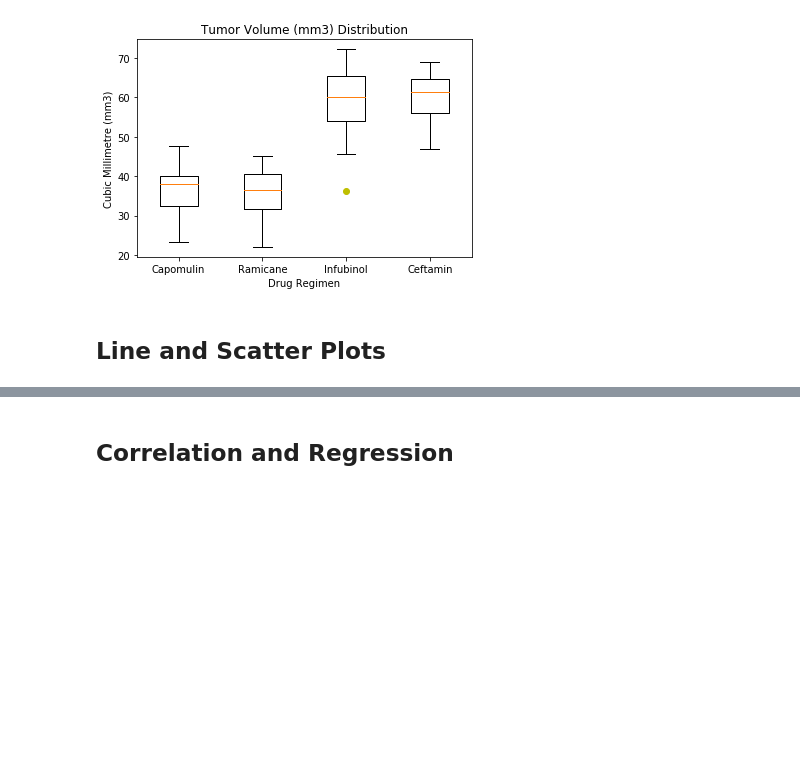
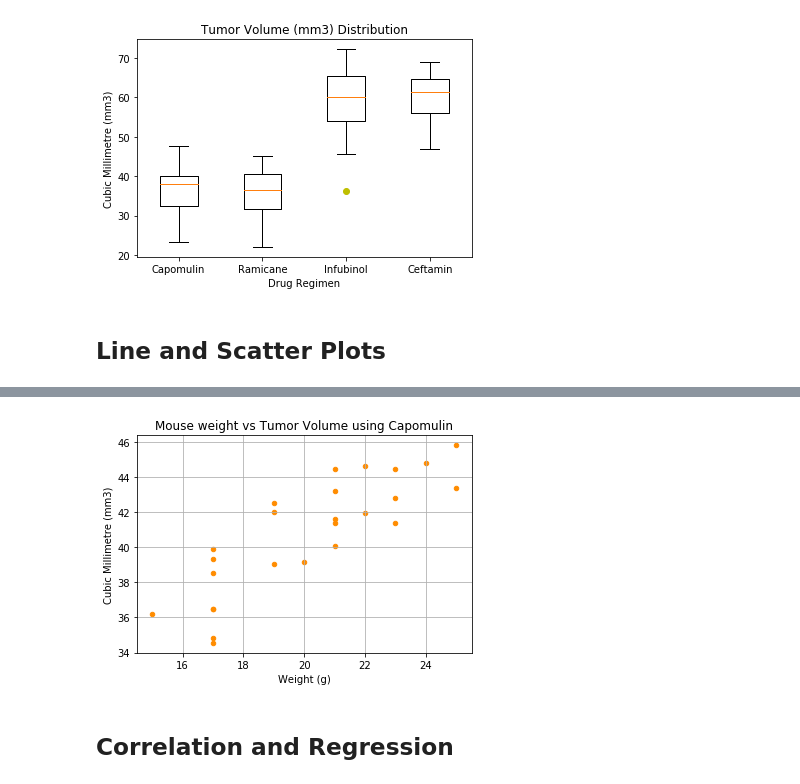
Before and after one commit to allidoiswen/AW_Homework, a Jupyter notebook: 05-Matplotlib/Homework/Pymaceuticals/pymaceuticals_AW.ipynb, the cells around one changed output, grey strips where cells are left out. Drawn from its saved outputs; the diff is of its cells as text; code cells hidden in the pictures; blank space fills up the shorter version.

```diff
--- a/05-Matplotlib/Homework/Pymaceuticals/pymaceuticals_AW.ipynb
+++ b/05-Matplotlib/Homework/Pymaceuticals/pymaceuticals_AW.ipynb
@@ -337,2 +354,17 @@ plt.show()
+# %%
+# Generate a scatter plot of mouse weight versus average tumor volume for the Capomulin regimen
+Capomulin_mice_wgt = tidy_data.loc[tidy_data['Drug Regimen'] == 'Capomulin'].copy()
+
+grouped_Capomulin_mice = Capomulin_mice_wgt.groupby('Mouse ID').mean()
+
+grouped_Capomulin_mice.plot(kind = 'scatter', x = 'Weight (g)', y = 'Tumor Volume (mm3)', color = 'darkorange')
+
+plt.title('Mouse weight vs Tumor Volume using Capomulin')
+plt.xlabel('Weight (g)')
+plt.ylabel('Cubic Millimetre (mm3)')
+plt.grid()
+plt.show()
+# %% [output]
+[figure, added]
 # %% [markdown]
 ## Correlation and Regression
```
Also changed, not shown: parts of 11 cells of this notebook.
